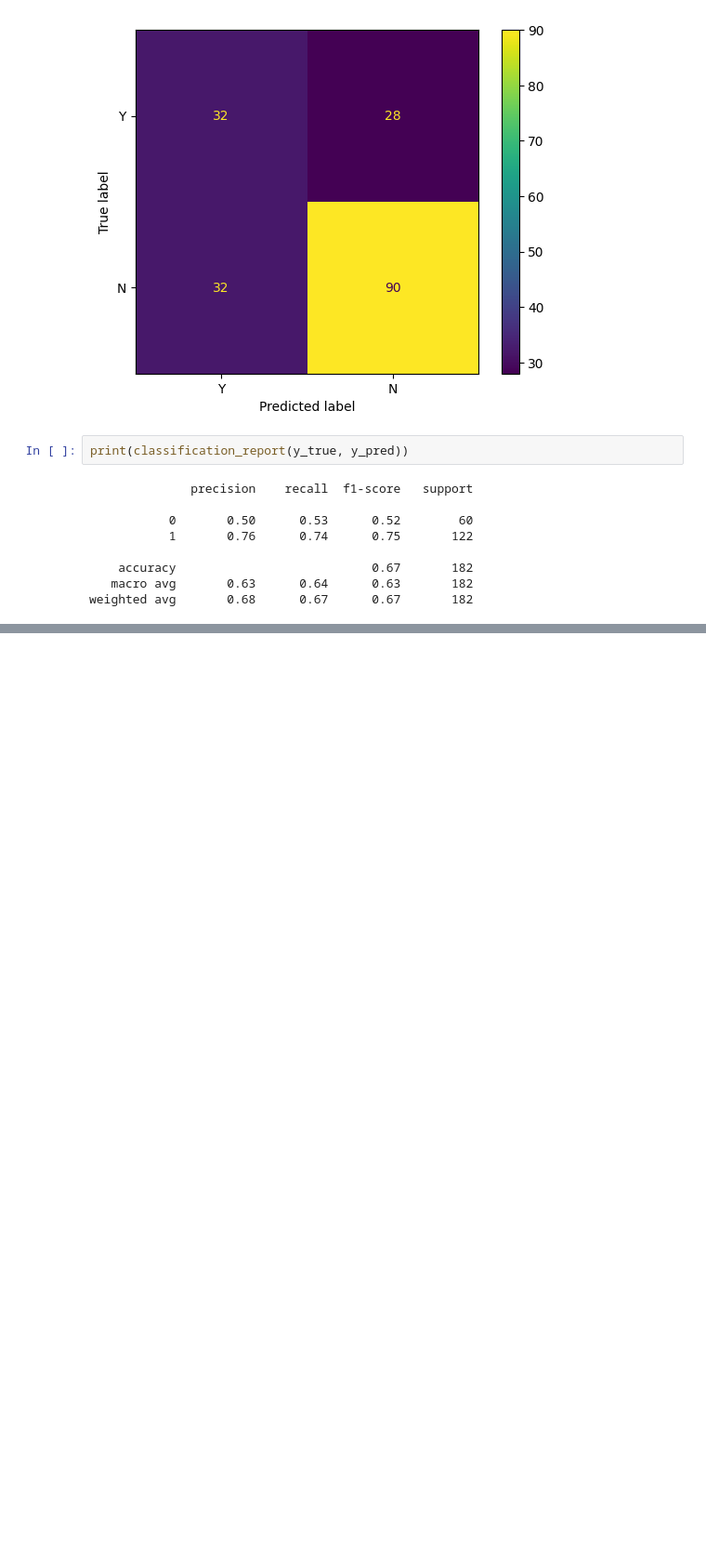
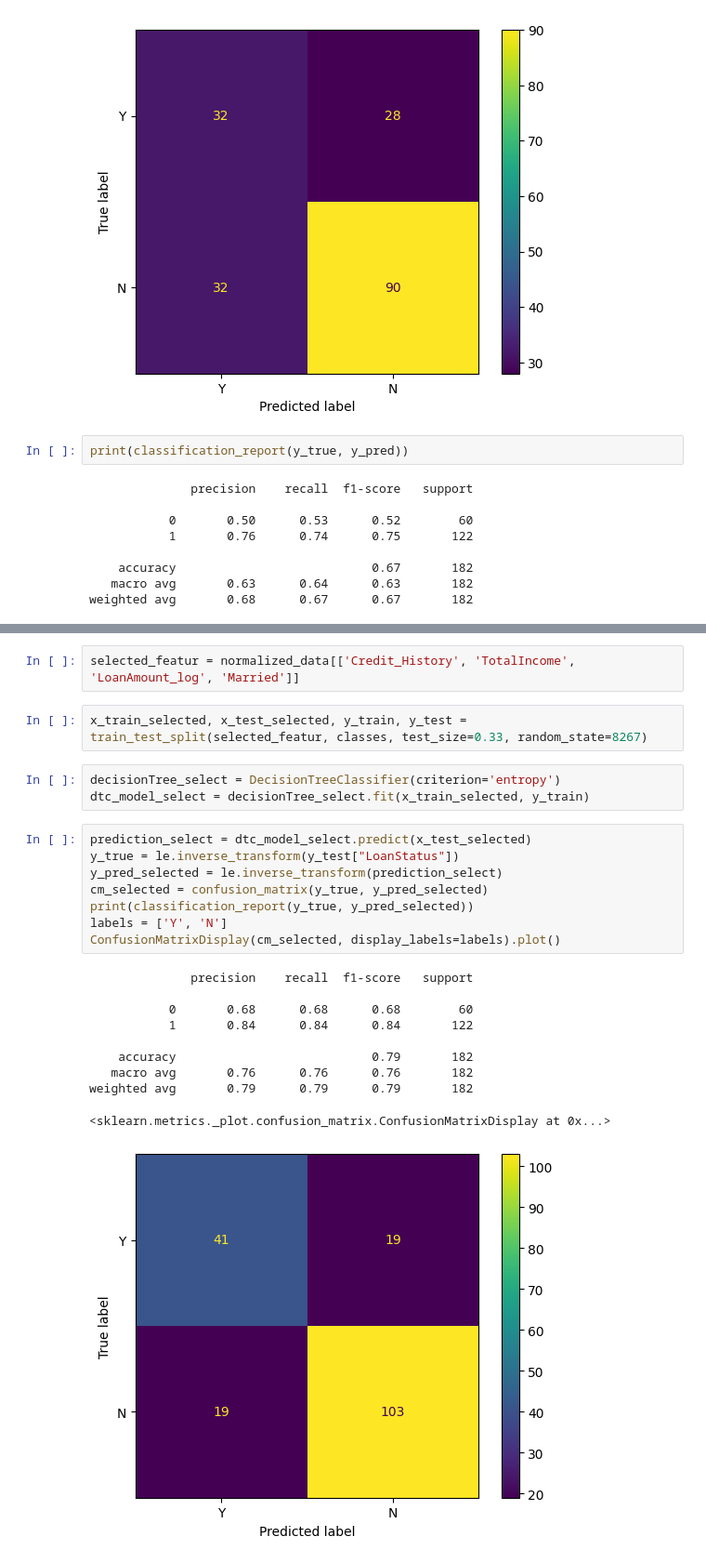
Before and after one commit to bargida/Workshops, a Jupyter notebook: workshop2.ipynb, the cells around one changed output, grey strips where cells are left out. Shown at 93% size. Saved outputs shown, nothing was run; the diff lists cells and outputs as text; blank space fills up the shorter version.

```diff
--- a/workshop2.ipynb
+++ b/workshop2.ipynb
@@ -848,0 +896,26 @@ weighted avg       0.68      0.67      0.67       182
+# %%
+selected_featur = normalized_data[['Credit_History', 'TotalIncome', 'LoanAmount_log', 'Married']]
+# %%
+x_train_selected, x_test_selected, y_train, y_test = train_test_split(selected_featur, classes, test_size=0.33, random_state=8267)
+# %%
+decisionTree_select = DecisionTreeClassifier(criterion='entropy')
+dtc_model_select = decisionTree_select.fit(x_train_selected, y_train)
+# %%
+prediction_select = dtc_model_select.predict(x_test_selected)
+y_true = le.inverse_transform(y_test["LoanStatus"])
+y_pred_selected = le.inverse_transform(prediction_select)
+cm_selected = confusion_matrix(y_true, y_pred_selected)
+print(classification_report(y_true, y_pred_selected))
+labels = ['Y', 'N']
+ConfusionMatrixDisplay(cm_selected, display_labels=labels).plot()
+# %% [output]
+              precision    recall  f1-score   support
+
+           0       0.68      0.68      0.68        60
+           1       0.84      0.84      0.84       122
+
+    accuracy                           0.79       182
+   macro avg       0.76      0.76      0.76       182
+weighted avg       0.79      0.79      0.79       182
+<sklearn.metrics._plot.confusion_matrix.ConfusionMatrixDisplay at 0x...>
+[figure, added]
```
Also changed, not shown: parts of 9 cells of this notebook.
